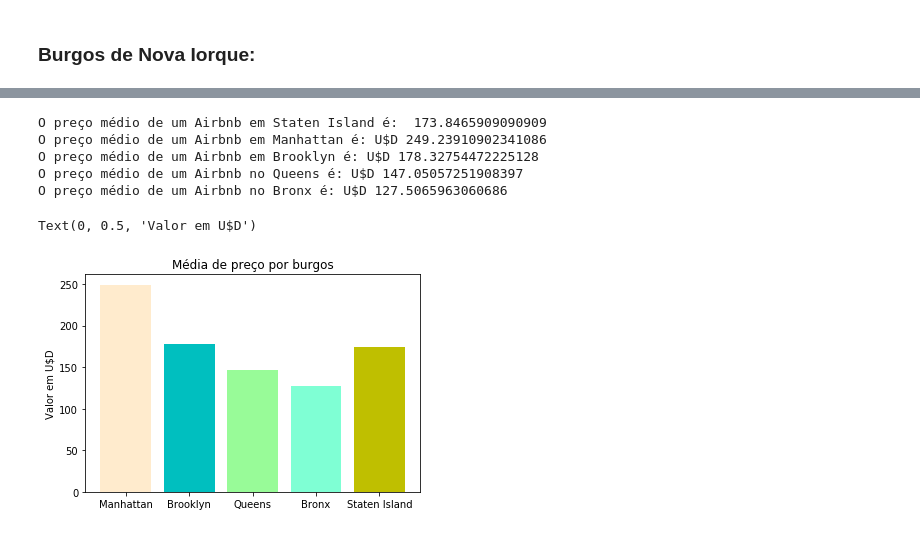
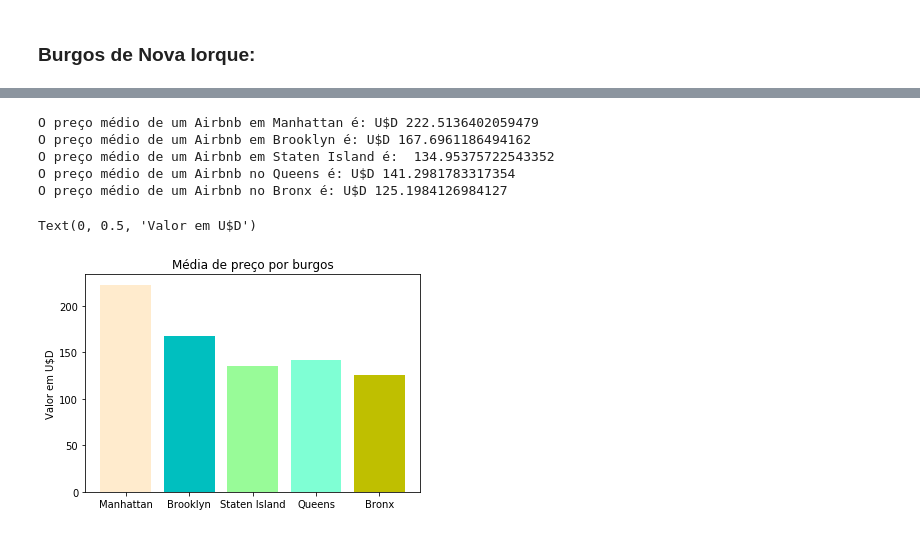
Before and after one commit to GabrielKabbani/P3-CD-AA-BK-GB-GK, a Jupyter notebook: P3 incial.ipynb, the cells around one changed output, grey strips where cells are left out. Saved outputs shown, nothing was run; the diff lists cells and outputs as text; code cells hidden in the pictures.

```diff
--- a/P3 incial.ipynb
+++ b/P3 incial.ipynb
@@ -153,5 +164,7 @@ plt.show()
 # %% [markdown]
 ### Burgos de Nova Iorque:
+# %%
+dados = dados.loc[((dados.price > 10) & (dados.price < 1000))]
 # %%
 manhattan = dados.loc[(dados.neighbourhood_group == 'Manhattan')]
 brooklyn = dados.loc[(dados.neighbourhood_group == 'Brooklyn')]
@@ -164,9 +283,9 @@ brook =  brooklyn['price'].mean()
 queenao =  queens['price'].mean()
 bronxobas =  bronx['price'].mean()
 staten = statenisland['price'].mean()
-print('O preço médio de um Airbnb em Staten Island é: ', statenisland['price'].mean())
 print('O preço médio de um Airbnb em Manhattan é: U$D', manhattan['price'].mean())
 print('O preço médio de um Airbnb em Brooklyn é: U$D', brooklyn['price'].mean())
+print('O preço médio de um Airbnb em Staten Island é: ', statenisland['price'].mean())
 print('O preço médio de um Airbnb no Queens é: U$D', queens['price'].mean())
 print('O preço médio de um Airbnb no Bronx é: U$D', bronx['price'].mean())
 
@@ -176,20 +295,20 @@ queenao_std =  queens['price'].std()
 bronxobas_std =  bronx['price'].std()
 staten_std = statenisland['price'].std()
 # %% [output]
-O preço médio de um Airbnb em Staten Island é:  173.8465909090909
-O preço médio de um Airbnb em Manhattan é: U$D 249.23910902341086
-O preço médio de um Airbnb em Brooklyn é: U$D 178.32754472225128
-O preço médio de um Airbnb no Queens é: U$D 147.05057251908397
-O preço médio de um Airbnb no Bronx é: U$D 127.5065963060686
+O preço médio de um Airbnb em Manhattan é: U$D 222.5136402059479
+O preço médio de um Airbnb em Brooklyn é: U$D 167.6961186494162
+O preço médio de um Airbnb em Staten Island é:  134.95375722543352
+O preço médio de um Airbnb no Queens é: U$D 141.2981783317354
+O preço médio de um Airbnb no Bronx é: U$D 125.1984126984127
 # %%
-mean_burgos = {'Manhattan': man , 'Brooklyn': brook , 'Queens': queenao, 'Bronx': bronxobas, 'Staten Island': staten}
+mean_burgos = {'Manhattan': man , 'Brooklyn': brook ,'Staten Island': staten, 'Queens': queenao, 'Bronx': bronxobas}
 names=list(mean_burgos.keys())
 values=list(mean_burgos.values())
 plt.bar(names,values, color = ('blanchedalmond','c','palegreen','aquamarine','y'))
 plt.title("Média de preço por burgos")
 plt.ylabel('Valor em U$D')
 # %% [output]
 Text(0, 0.5, 'Valor em U$D')
-[figure, old version]
+[figure, new version]
 # %%
 #Inserir gráfico com margem de erro, colocar min e max de cada e escrever um textinho peq explicando.
```
Also changed, not shown: parts of 39 cells of this notebook.
